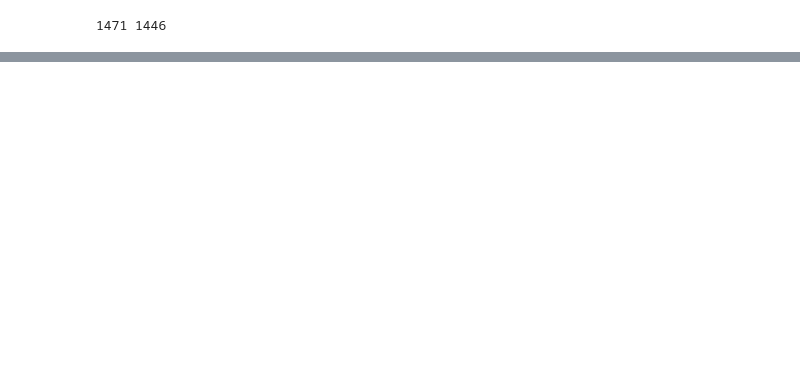
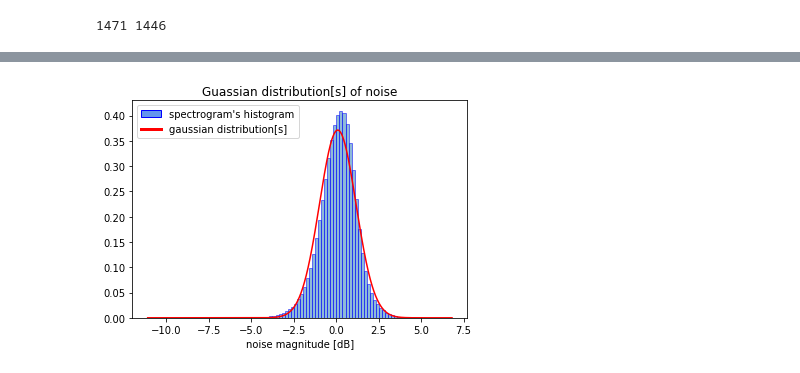
Before and after one commit to Kojey/MSc-whistler-waves-detector, a Jupyter notebook: ipy/report/chapter4_3.ipynb, the cells around one changed output, grey strips where cells are left out. Saved outputs shown, nothing was run; the diff lists cells and outputs as text; code cells hidden in the pictures; blank space fills up the shorter version.

```diff
--- a/ipy/report/chapter4_3.ipynb
+++ b/ipy/report/chapter4_3.ipynb
@@ -177,0 +193,95 @@ plt.show()
+# %%
+import multiprocessing as mp
+from sklearn import mixture
+import scipy.stats as stats
+from matplotlib.patches import Patch
+from matplotlib.lines import Line2D
+
+site = 'marion'
+components = 1
+my_dataset = Dataset(dataset_loc, site)
+def get_spec(file):
+    sample = Sample(dataset_loc, site, file)
+    sample.apply_zscore()
+    spec = sample.get_spectrogram()
+    cuts, whistler_len, _ =  sample.cuts(cut_time=0.8, cut_time_split=0.3, cut_freq=9, cut_freq_min=1, time_err=0.3, noise=True)
+    whistler_cuts, noise_cuts = cuts[:whistler_len],cuts[whistler_len:]
+    noise_spec = np.array([spec[cut[0]:cut[1],cut[2]:cut[3]].flatten() for cut in noise_cuts]).flatten()
+    whistler_spec = np.array([spec[cut[0]:cut[1],cut[2]:cut[3]].flatten() for cut in whistler_cuts]).flatten()
+    return whistler_spec, noise_spec
+files = my_database.get_train()
+whistler_specs, noise_specs = [], []
+pool = mp.Pool(mp.cpu_count())
+# generate 1D array of all spectrogram data
+for w_spec, n_spec in tqdm(pool.imap_unordered(get_spec, files), total=len(files)):
+    if len(w_spec)>0:
+        whistler_specs.append(w_spec)
+    if len(n_spec)>0:
+        noise_specs.append(n_spec)
+pool.close()
+pool.join()
+print(len(whistler_specs), len(noise_specs))
+
+
+whistler_stats = []
+gaussian_whistler_spec = []
+for w_spec in tqdm(whistler_specs):
+    gaussian_whistler_spec = np.concatenate((gaussian_whistler_spec, w_spec.flatten()))
+    whistler_stats.append([w_spec.mean(), w_spec.std()])
+gaussian_whistler_spec = np.array(gaussian_whistler_spec)
+whistler_stats = np.array(whistler_stats)
+print('\nWhistler')
+print('Mean = %0.3f+-%.3f'%(whistler_stats[:,0].mean(),whistler_stats[:,0].std()))
+print('Std = %0.3f+-%.3f'%(whistler_stats[:,1].mean(),whistler_stats[:,1].std()))
+
+# create Gaussian mixture of the data
+gaussian_whistler_spec = gaussian_whistler_spec.reshape(-1,1)
+g = mixture.GaussianMixture(n_components=components,covariance_type='full')
+g.fit(gaussian_whistler_spec)
+weights, means, covars = g.weights_, g.means_, g.covariances_
+print(components, weights, means, covars)
+plt.figure()
+legend = [Patch(facecolor='cornflowerblue', edgecolor='b',label='spectrogram\'s histogram'),
+                  Line2D([0], [0], color='red', lw=3, label='gaussian distribution[s]')]
+plt.hist(gaussian_whistler_spec, bins=100, histtype='bar', density=True, ec='blue', alpha=0.5)
+f_axis = gaussian_whistler_spec.copy().ravel()
+f_axis.sort()
+for i in range(components):
+    plt.plot(f_axis,weights[i]*stats.norm.pdf(f_axis,means[i],np.sqrt(covars[i])).ravel(), c='red')
+plt.xlabel('noise magnitude [dB]')
+plt.legend(handles=legend, loc='upper left')
+plt.title('Guassian distribution[s] of noise')
+plt.show()
+
+
+noise_stats = []
+gaussian_noise_spec = []
+for n_spec in tqdm(noise_specs):
+    gaussian_noise_spec = np.concatenate((gaussian_noise_spec, n_spec.flatten()))
+    noise_stats.append([n_spec.mean(), n_spec.std()])
+gaussian_noise_spec = np.array(gaussian_noise_spec)
+noise_stats = np.array(noise_stats)
+print('\nNoise')
+print('Mean = %0.3f+-%.3f'%(noise_stats[:,0].mean(),noise_stats[:,0].std()))
+print('Std = %0.3f+-%.3f'%(noise_stats[:,1].mean(),noise_stats[:,1].std()))
+
+# create Gaussian mixture of the data
+components = 2
+gaussian_noise_spec = gaussian_noise_spec.reshape(-1,1)
+g = mixture.GaussianMixture(n_components=components,covariance_type='full')
+g.fit(gaussian_noise_spec)
+weights, means, covars = g.weights_, g.means_, g.covariances_
+print(components, weights, means, covars)
+plt.figure()
+legend = [Patch(facecolor='cornflowerblue', edgecolor='b',label='spectrogram\'s histogram'),
+                  Line2D([0], [0], color='red', lw=3, label='gaussian distribution[s]')]
+plt.hist(gaussian_noise_spec, bins=100, histtype='bar', density=True, ec='blue', alpha=0.5)
+f_axis = gaussian_noise_spec.copy().ravel()
+f_axis.sort()
+for i in range(components):
+    plt.plot(f_axis,weights[i]*stats.norm.pdf(f_axis,means[i],np.sqrt(covars[i])).ravel(), c='red')
+plt.xlabel('noise magnitude [dB]')
+plt.legend(handles=legend, loc='upper left')
+plt.title('Guassian distribution[s] of noise')
+plt.show()
+# %% [output]
@@ -177,0 +293 @@ plt.show()
+[figure, added]
```
Also changed, not shown: parts of 12 cells of this notebook, 2 other files.
